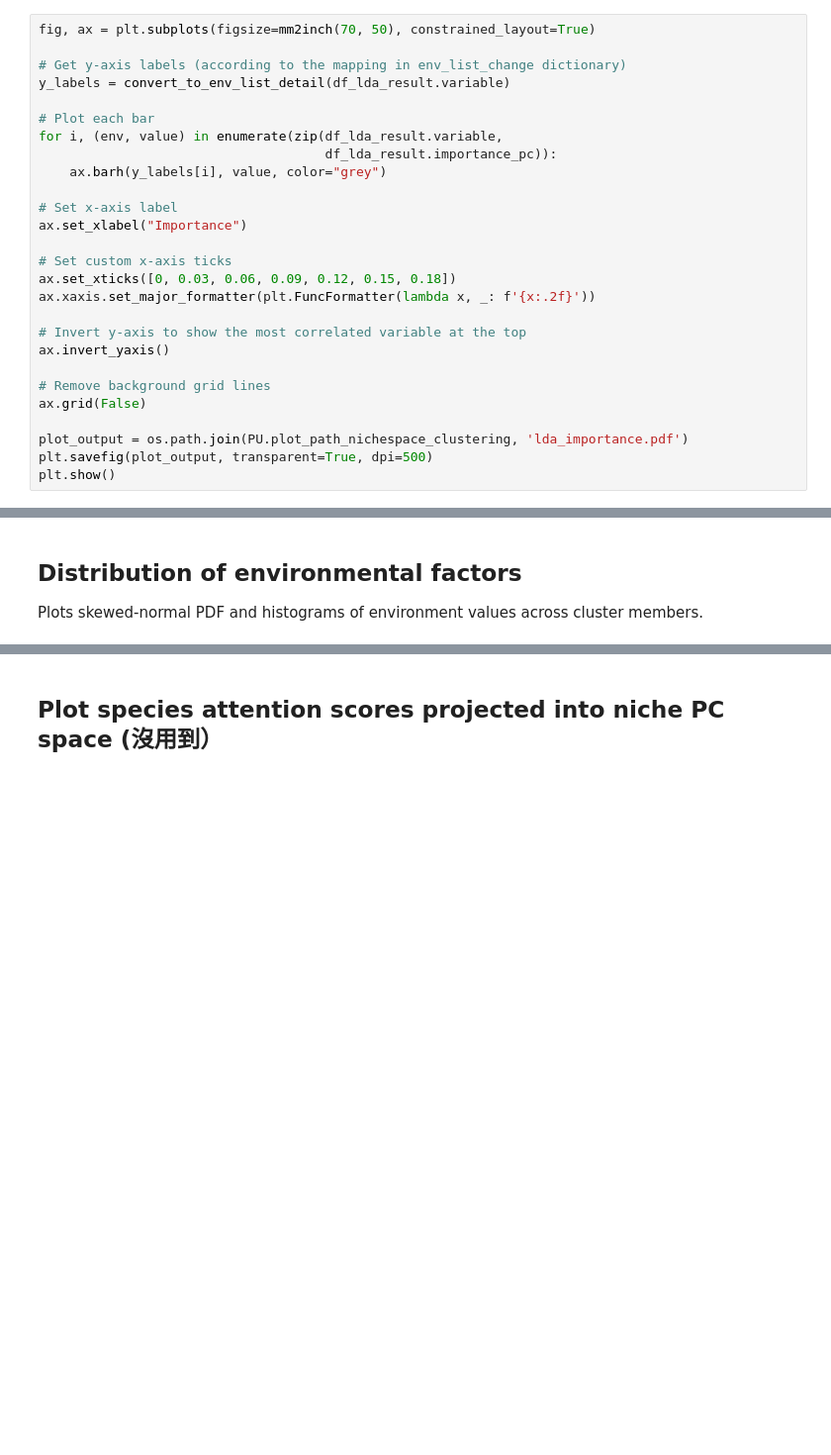
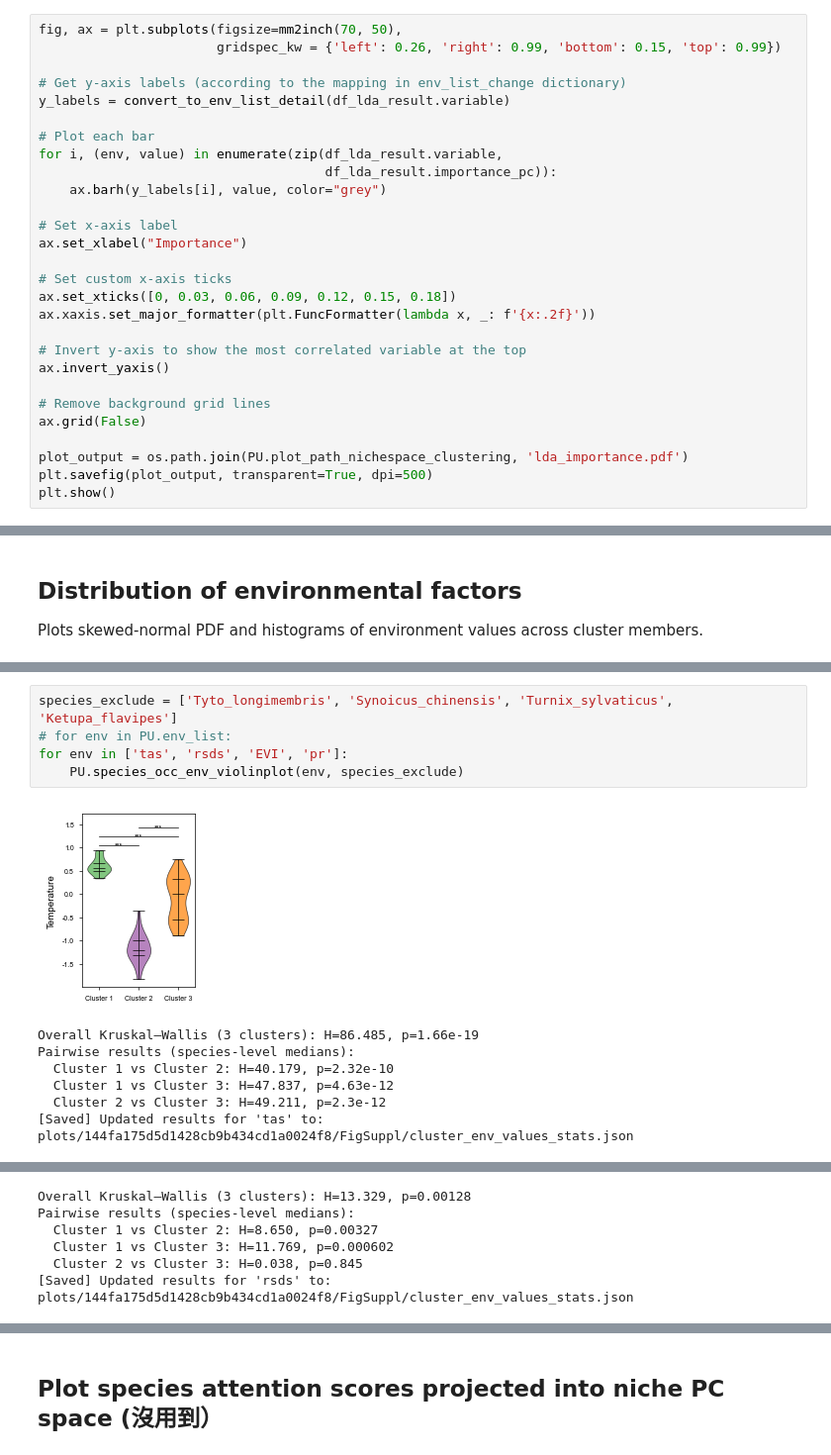
Before and after one commit to KLKua/DeepSDM, a Jupyter notebook: Fig5_nichespace_clustering.ipynb, the cells around one changed output, grey strips where cells are left out. Shown at 99% size. Saved outputs shown, nothing was run; the diff lists cells and outputs as text; blank space fills up the shorter version.

```diff
--- a/Fig5_nichespace_clustering.ipynb
+++ b/Fig5_nichespace_clustering.ipynb
@@ -408,7 +412,8 @@ plt.show()
 ## Plot importance of environmental factors of LDA
 Displays the importance of each environmental factor to LDA result.
 # %%
-fig, ax = plt.subplots(figsize=mm2inch(70, 50), constrained_layout=True)
+fig, ax = plt.subplots(figsize=mm2inch(70, 50),
+                       gridspec_kw = {'left': 0.26, 'right': 0.99, 'bottom': 0.15, 'top': 0.99})
 
 # Get y-axis labels (according to the mapping in env_list_change dictionary)
 y_labels = convert_to_env_list_detail(df_lda_result.variable)
@@ -524,0 +514,13 @@ Relative humidity
+# %%
+species_exclude = ['Tyto_longimembris', 'Synoicus_chinensis', 'Turnix_sylvaticus', 'Ketupa_flavipes']
+# for env in PU.env_list:
+for env in ['tas', 'rsds', 'EVI', 'pr']:
+    PU.species_occ_env_violinplot(env, species_exclude)
+# %% [output]
+[figure, added]
+Overall Kruskal–Wallis (3 clusters): H=86.485, p=1.66e-19
+Pairwise results (species-level medians):
+  Cluster 1 vs Cluster 2: H=40.179, p=2.32e-10
+  Cluster 1 vs Cluster 3: H=47.837, p=4.63e-12
+  Cluster 2 vs Cluster 3: H=49.211, p=2.3e-12
+[Saved] Updated results for 'tas' to: plots/144fa175d5d1428cb9b434cd1a0024f8/FigSuppl/cluster_env_values_stats.json
@@ -524,0 +528,6 @@ Relative humidity
+Overall Kruskal–Wallis (3 clusters): H=13.329, p=0.00128
+Pairwise results (species-level medians):
+  Cluster 1 vs Cluster 2: H=8.650, p=0.00327
+  Cluster 1 vs Cluster 3: H=11.769, p=0.000602
+  Cluster 2 vs Cluster 3: H=0.038, p=0.845
+[Saved] Updated results for 'rsds' to: plots/144fa175d5d1428cb9b434cd1a0024f8/FigSuppl/cluster_env_values_stats.json
```
Also changed, not shown: parts of 7 cells of this notebook.
